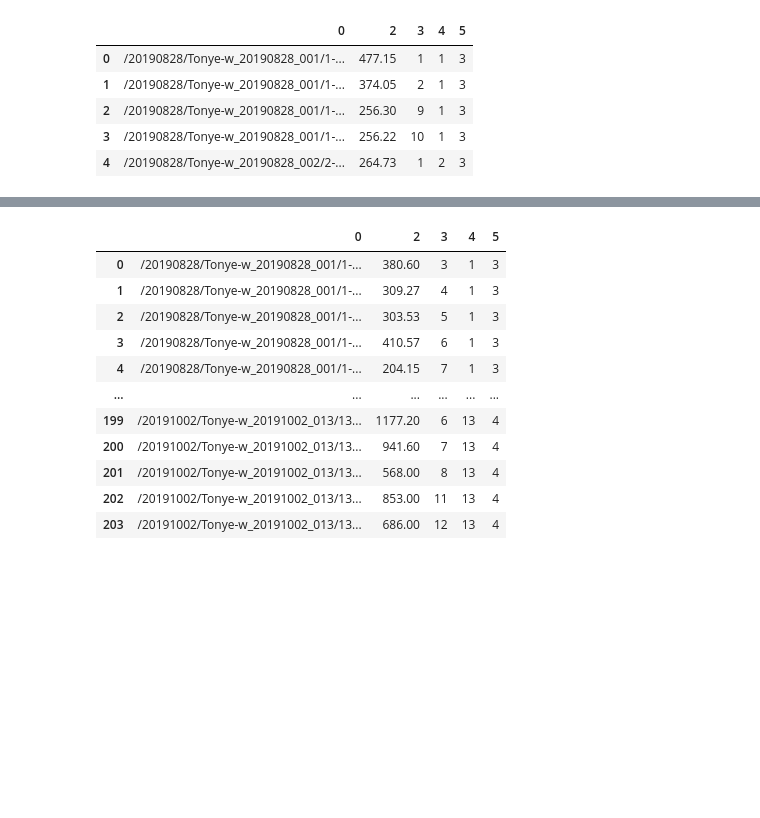
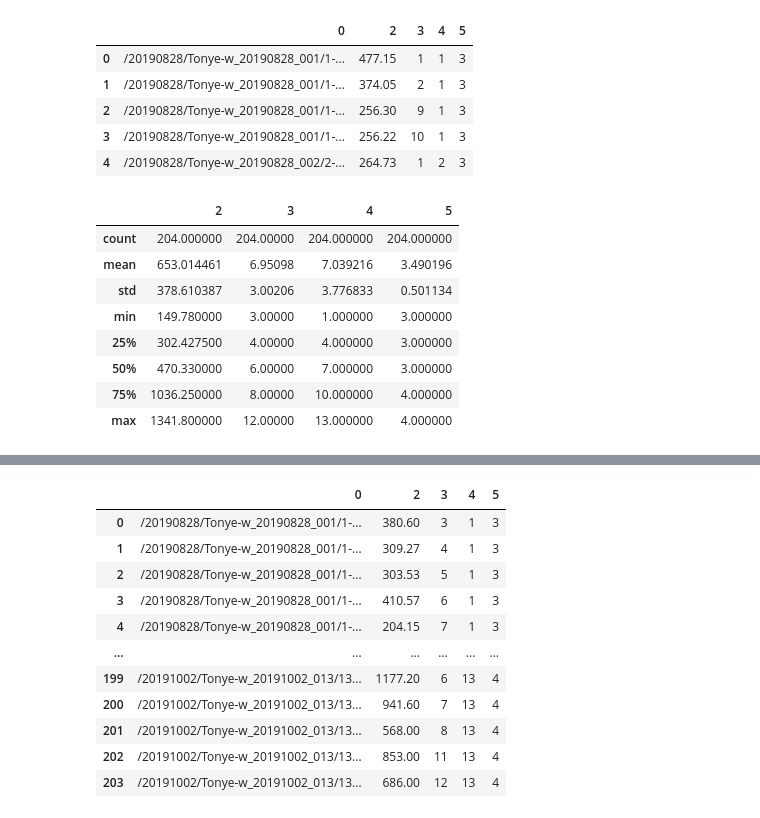
Before and after one commit to Faareh-Ahmed/Biomass-Prediction-from-3D-Point-Cloud, a Jupyter notebook: pointcloud.ipynb, the cells around one changed output, grey strips where cells are left out. Drawn from its saved outputs; the diff is of its cells as text; code cells hidden in the pictures; blank space fills up the shorter version.

```diff
--- a/pointcloud.ipynb
+++ b/pointcloud.ipynb
@@ -235,6 +235,18 @@ df_test.head()
 | 2 | /20190828/Tonye-w_20190828_001/1-... | 256.30 | 9 | 1 | 3 |
 | 3 | /20190828/Tonye-w_20190828_001/1-... | 256.22 | 10 | 1 | 3 |
 | 4 | /20190828/Tonye-w_20190828_002/2-... | 264.73 | 1 | 2 | 3 |
+# %%
+df.describe()
+# %% [output]
+|  | 2 | 3 | 4 | 5 |
+| count | 204.000000 | 204.00000 | 204.000000 | 204.000000 |
+| mean | 653.014461 | 6.95098 | 7.039216 | 3.490196 |
+| std | 378.610387 | 3.00206 | 3.776833 | 0.501134 |
+| min | 149.780000 | 3.00000 | 1.000000 | 3.000000 |
+| 25% | 302.427500 | 4.00000 | 4.000000 | 3.000000 |
+| 50% | 470.330000 | 6.00000 | 7.000000 | 3.000000 |
+| 75% | 1036.250000 | 8.00000 | 10.000000 | 4.000000 |
+| max | 1341.800000 | 12.00000 | 13.000000 | 4.000000 |
 # %%
 pip install torch torchvision torchaudio torch-geometric
 # %% [output]
```
Also changed, not shown: parts of 22 cells of this notebook.
